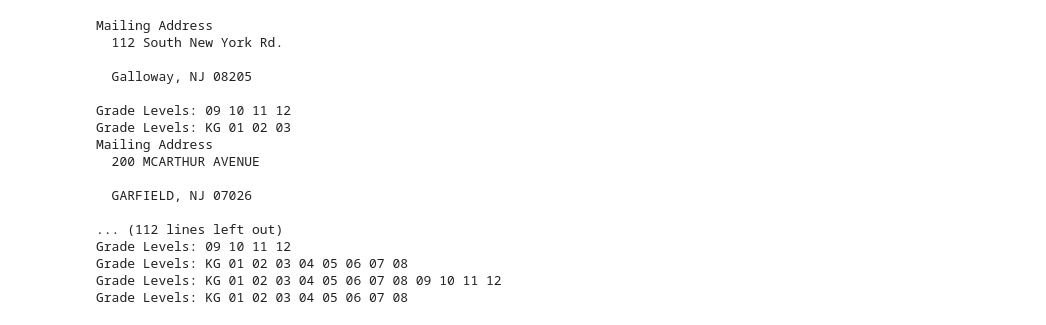
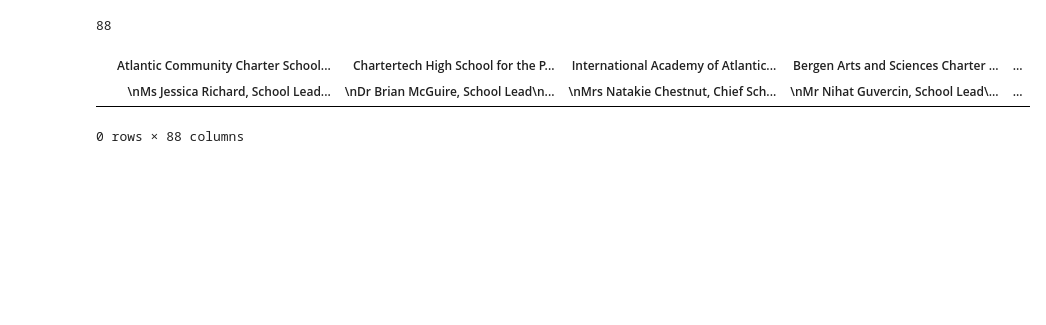
Before and after one commit to apatil01/Myfirst, a Jupyter notebook: Web_Scrapping.ipynb, the cells around one changed output. Cells and saved outputs as stored; diff of their text form; code cells hidden in the pictures; blank space fills up the shorter version.

```diff
--- a/Web_Scrapping.ipynb
+++ b/Web_Scrapping.ipynb
@@ -1,52 +1,69 @@
 # %%
 #import ssl
 #if hasattr(ssl, '_create_unverified_context'):
 #    ssl._create_default_https_context = ssl._create_unverified_context
 
 #import the library used to query a website
 
 import requests
 from bs4 import BeautifulSoup
 
 #specify the url
 url = "https://homeroom5.doe.state.nj.us/directory/charter.php"
 
 #Query the website and return the html to the variable 'page'
 #page = urllib.urlopen(wiki)
 r = requests.get(url, verify=False)
 
 #import the Beautiful soup functions to parse the data returned from the website
 
 
 #Parse the html in the 'page' variable, and store it in Beautiful Soup format
 soup = BeautifulSoup(r.content)
+A =[]
+B =[]
+C =[]
+D =[]
 
 school_name = soup.find_all("h3")
 #print soup.prettify()
-#for name in school_name:
+for name in school_name:
+    clean_name = name.text
+    A.append(clean_name)
 #    print name.text
+del A[0]
 
-right_div=soup.find_all('div', class_='district_box')
+right_div = soup.find_all('div', class_='district_box')
 
-for row in right_div:
-    mailing_address = row.findAll("p")
-#for m_address in mailing_address:
-    print mailing_address[1].text
+#for row in right_div:
+#    mailing_address = row.findAll("p")
+#    for m_address in mailing_address:
+#        new_only_address = m_address[1]
+#        only_address = m_address.findAll("p")
+#    clean_mailing_address = mailing_address[1].text
+#     B.append(mailing_address[1])
+#        print only_address
+
+
+
+for contact in right_div:
+    cont = contact.findAll("table")
+    clean_cont = cont[0].text
+    C.append(clean_cont)
+#    print cont[0].text
+
+
+#print len(A)
+#print (B)
+print len(C)
+
+import pandas as pd
+df = pd.DataFrame(columns=[A, C])
+df
+
+#df.to_csv('example.csv')
 # %% [output]
-Mailing Address
-  112 South New York Rd.
-
-  Galloway, NJ 08205
-
-Grade Levels: 09 10 11 12
-Grade Levels: KG 01 02 03
-Mailing Address
-  200 MCARTHUR AVENUE
-
-  GARFIELD, NJ 07026
-
-... (112 lines left out)
-Grade Levels: 09 10 11 12
-Grade Levels: KG 01 02 03 04 05 06 07 08
-Grade Levels: KG 01 02 03 04 05 06 07 08 09 10 11 12
-Grade Levels: KG 01 02 03 04 05 06 07 08
+88
+|  | Atlantic Community Charter School... | Chartertech High School for the P... | International Academy of Atlantic... | Bergen Arts and Sciences Charter ... | ... |
+|  | \nMs Jessica Richard, School Lead... | \nDr Brian McGuire, School Lead\n... | \nMrs Natakie Chestnut, Chief Sch... | \nMr Nihat Guvercin, School Lead\... | ... |
+0 rows × 88 columns
```
Also changed, not shown: parts of 2 cells of this notebook.
